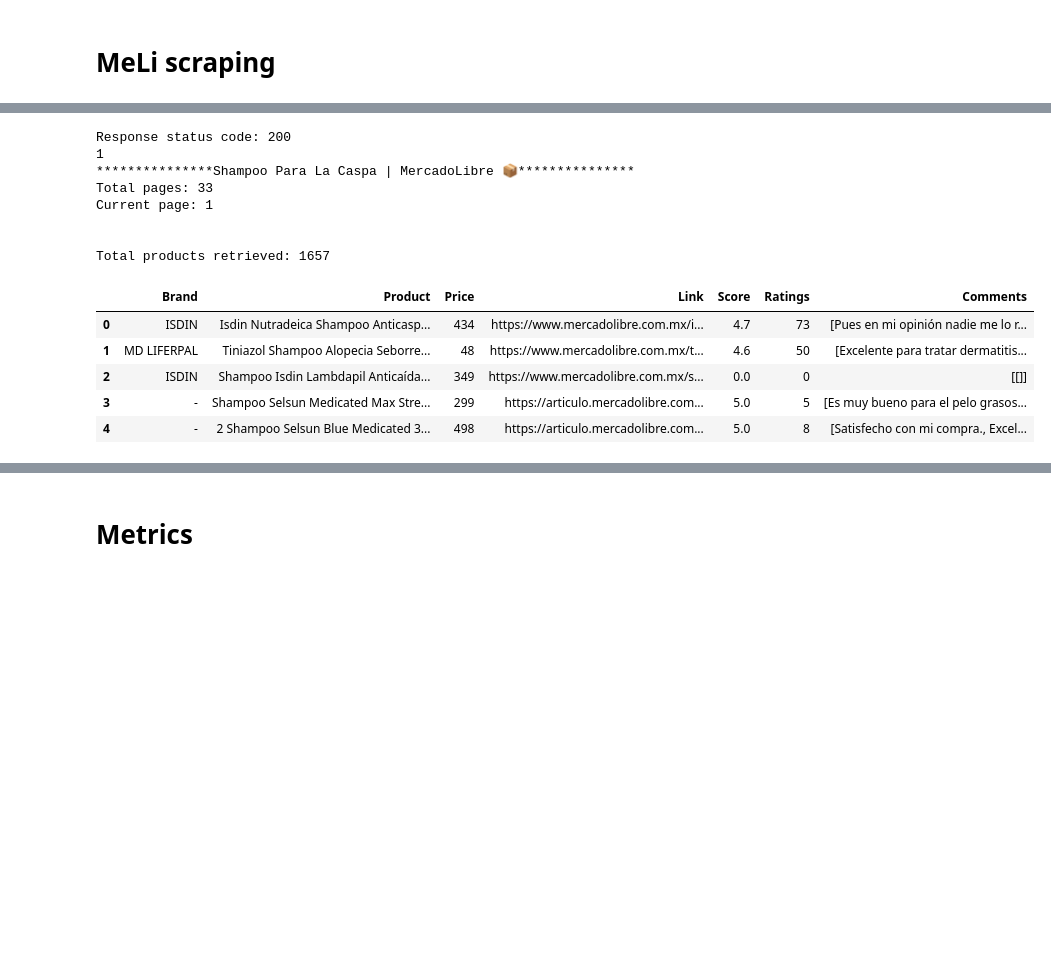
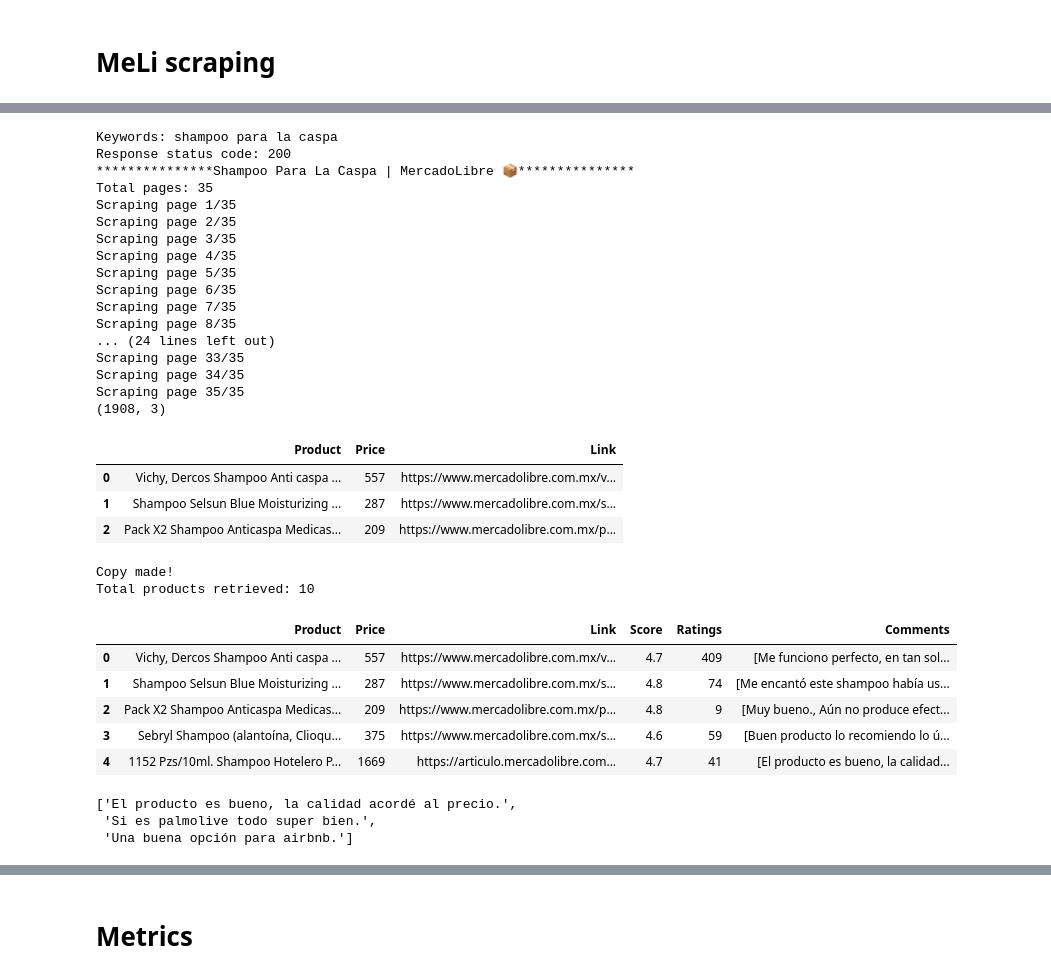
Before and after one commit to nicolasAT25/amazon_meli_scraping, a Jupyter notebook: meli_scraping.ipynb, the cells around one changed output, grey strips where cells are left out. Drawn from its saved outputs; the diff is of its cells as text; code cells hidden in the pictures; blank space fills up the shorter version.

Commit message:
Current version

```diff
--- a/meli_scraping.ipynb
+++ b/meli_scraping.ipynb
@@ -23,18 +26,40 @@ reload(utils_meli)
 # %%
 # 30 min aprox.
+reload(utils_meli)
 df = utils_meli.load_html_search()
 # %% [output]
+Keywords: shampoo para la caspa
 Response status code: 200
-1
 ***************Shampoo Para La Caspa | MercadoLibre 📦***************
-Total pages: 33
-Current page: 1
-
-
-Total products retrieved: 1657
+Total pages: 35
+Scraping page 1/35
+Scraping page 2/35
+Scraping page 3/35
+Scraping page 4/35
+Scraping page 5/35
+Scraping page 6/35
+Scraping page 7/35
+Scraping page 8/35
+... (24 lines left out)
+Scraping page 33/35
+Scraping page 34/35
+Scraping page 35/35
+(1908, 3)
-|  | Brand | Product | Price | Link | Score | Ratings | Comments |
-| 0 | ISDIN | Isdin Nutradeica Shampoo Anticasp... | 434 | https://www.mercadolibre.com.mx/i... | 4.7 | 73 | [Pues en mi opinión nadie me lo r... |
-| 1 | MD LIFERPAL | Tiniazol Shampoo Alopecia Seborre... | 48 | https://www.mercadolibre.com.mx/t... | 4.6 | 50 | [Excelente para tratar dermatitis... |
-| 2 | ISDIN | Shampoo Isdin Lambdapil Anticaída... | 349 | https://www.mercadolibre.com.mx/s... | 0.0 | 0 | [[]] |
-| 3 | - | Shampoo Selsun Medicated Max Stre... | 299 | https://articulo.mercadolibre.com... | 5.0 | 5 | [Es muy bueno para el pelo grasos... |
-| 4 | - | 2 Shampoo Selsun Blue Medicated 3... | 498 | https://articulo.mercadolibre.com... | 5.0 | 8 | [Satisfecho con mi compra., Excel... |
+|  | Product | Price | Link |
+| 0 | Vichy, Dercos Shampoo Anti caspa ... | 557 | https://www.mercadolibre.com.mx/v... |
+| 1 | Shampoo Selsun Blue Moisturizing ... | 287 | https://www.mercadolibre.com.mx/s... |
+| 2 | Pack X2 Shampoo Anticaspa Medicas... | 209 | https://www.mercadolibre.com.mx/p... |
+Copy made!
+Total products retrieved: 10
+|  | Product | Price | Link | Score | Ratings | Comments |
+| 0 | Vichy, Dercos Shampoo Anti caspa ... | 557 | https://www.mercadolibre.com.mx/v... | 4.7 | 409 | [Me funciono perfecto, en tan sol... |
+| 1 | Shampoo Selsun Blue Moisturizing ... | 287 | https://www.mercadolibre.com.mx/s... | 4.8 | 74 | [Me encantó este shampoo había us... |
+| 2 | Pack X2 Shampoo Anticaspa Medicas... | 209 | https://www.mercadolibre.com.mx/p... | 4.8 | 9 | [Muy bueno., Aún no produce efect... |
+| 3 | Sebryl Shampoo (alantoína, Clioqu... | 375 | https://www.mercadolibre.com.mx/s... | 4.6 | 59 | [Buen producto lo recomiendo lo ú... |
+| 4 | 1152 Pzs/10ml. Shampoo Hotelero P... | 1669 | https://articulo.mercadolibre.com... | 4.7 | 41 | [El producto es bueno, la calidad... |
+# %%
+df.loc[4,'Comments']
+# %% [output]
+['El producto es bueno, la calidad acordé al precio.',
+ 'Si es palmolive todo super bien.',
+ 'Una buena opción para airbnb.']
```
Also changed, not shown: parts of 21 cells of this notebook, 2 other files.
